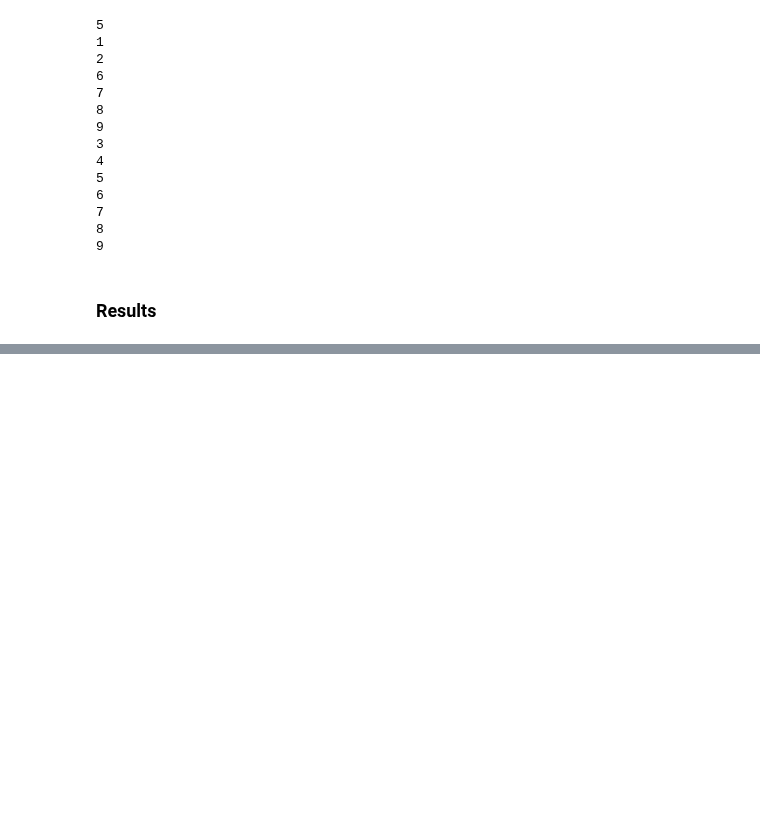
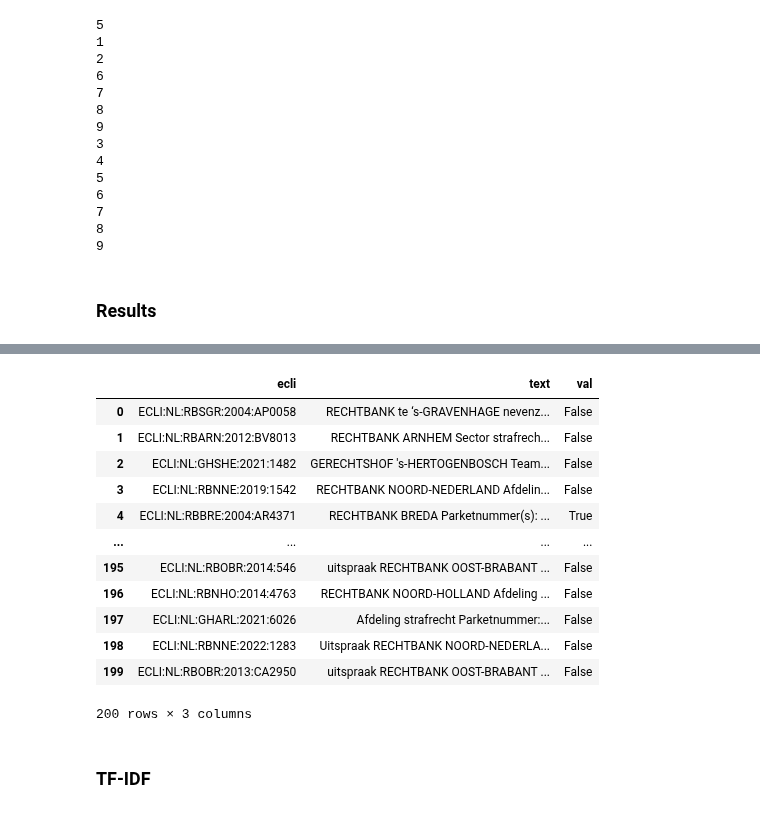
Before and after one commit to bloemetjesgordijn/Master-thesis, a Jupyter notebook: Filter trafficking cases.ipynb, the cells around one changed output, grey strips where cells are left out. Cells and saved outputs as stored; diff of their text form; code cells hidden in the pictures; blank space fills up the shorter version.

```diff
--- a/Filter trafficking cases.ipynb
+++ b/Filter trafficking cases.ipynb
@@ -494,0 +521,3 @@ trafficking_df
+# %%
+validation_df =  pd.read_excel('validation/trafficking_filter_validation_200.xlsx', index_col=0)
+validation_df
@@ -494,0 +539,24 @@ trafficking_df
+# %%
+df = pd.DataFrame(columns=['ecli', 'text', 'val'])
+for index, row in validation_df.iterrows():
+    ecli = index
+    text = merged_df[merged_df['id'] == ecli.replace(':', '-')].iloc[0]['case text'].replace('\n', ' ')
+    val = row['trafficking_related']
+    df = df.append({'ecli': ecli, 'text': text, 'val': val}, ignore_index=True)
+df
+# %% [output]
+|  | ecli | text | val |
+| 0 | ECLI:NL:RBSGR:2004:AP0058 | RECHTBANK te ‘s-GRAVENHAGE nevenz... | False |
+| 1 | ECLI:NL:RBARN:2012:BV8013 | RECHTBANK ARNHEM Sector strafrech... | False |
+| 2 | ECLI:NL:GHSHE:2021:1482 | GERECHTSHOF 's-HERTOGENBOSCH Team... | False |
+| 3 | ECLI:NL:RBNNE:2019:1542 | RECHTBANK NOORD-NEDERLAND Afdelin... | False |
+| 4 | ECLI:NL:RBBRE:2004:AR4371 | RECHTBANK BREDA Parketnummer(s): ... | True |
+| ... | ... | ... | ... |
+| 195 | ECLI:NL:RBOBR:2014:546 | uitspraak RECHTBANK OOST-BRABANT ... | False |
+| 196 | ECLI:NL:RBNHO:2014:4763 | RECHTBANK NOORD-HOLLAND Afdeling ... | False |
+| 197 | ECLI:NL:GHARL:2021:6026 | Afdeling strafrecht Parketnummer:... | False |
+| 198 | ECLI:NL:RBNNE:2022:1283 | Uitspraak RECHTBANK NOORD-NEDERLA... | False |
+| 199 | ECLI:NL:RBOBR:2013:CA2950 | uitspraak RECHTBANK OOST-BRABANT ... | False |
+200 rows × 3 columns
+# %% [markdown]
+### TF-IDF
```
Also changed, not shown: parts of 29 cells of this notebook.
